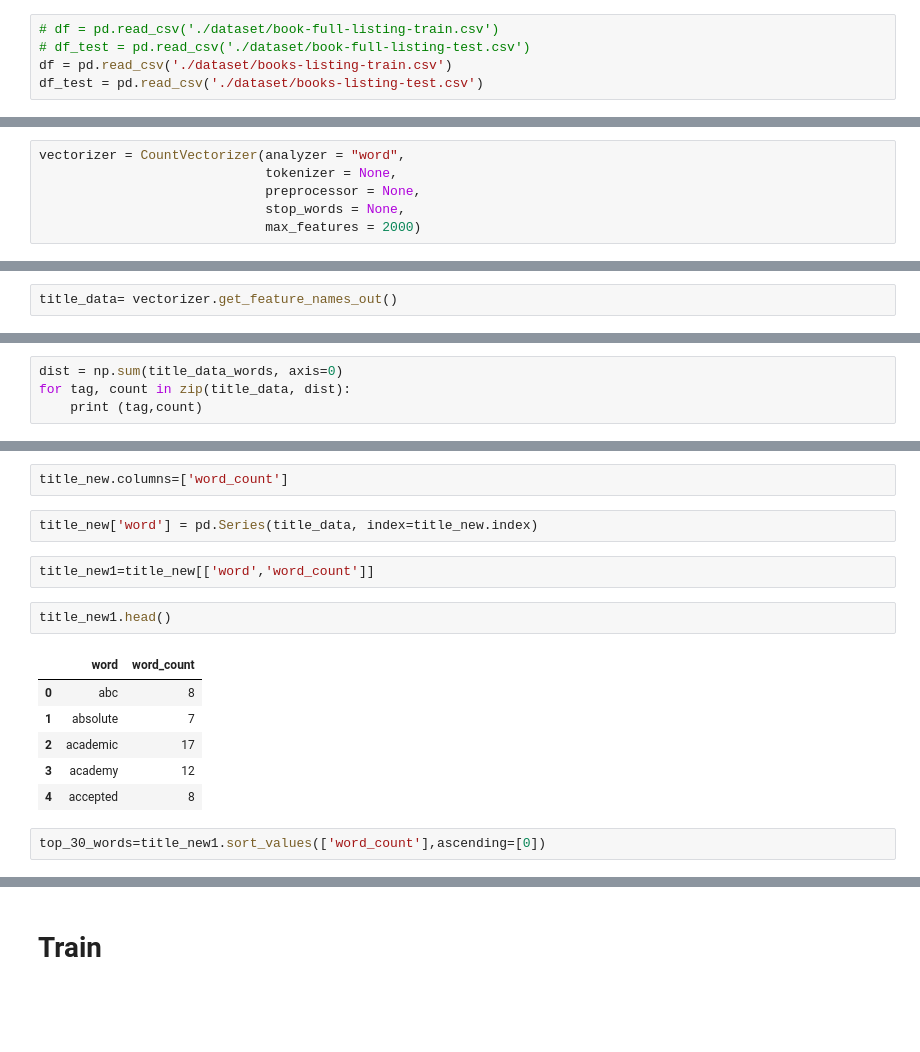
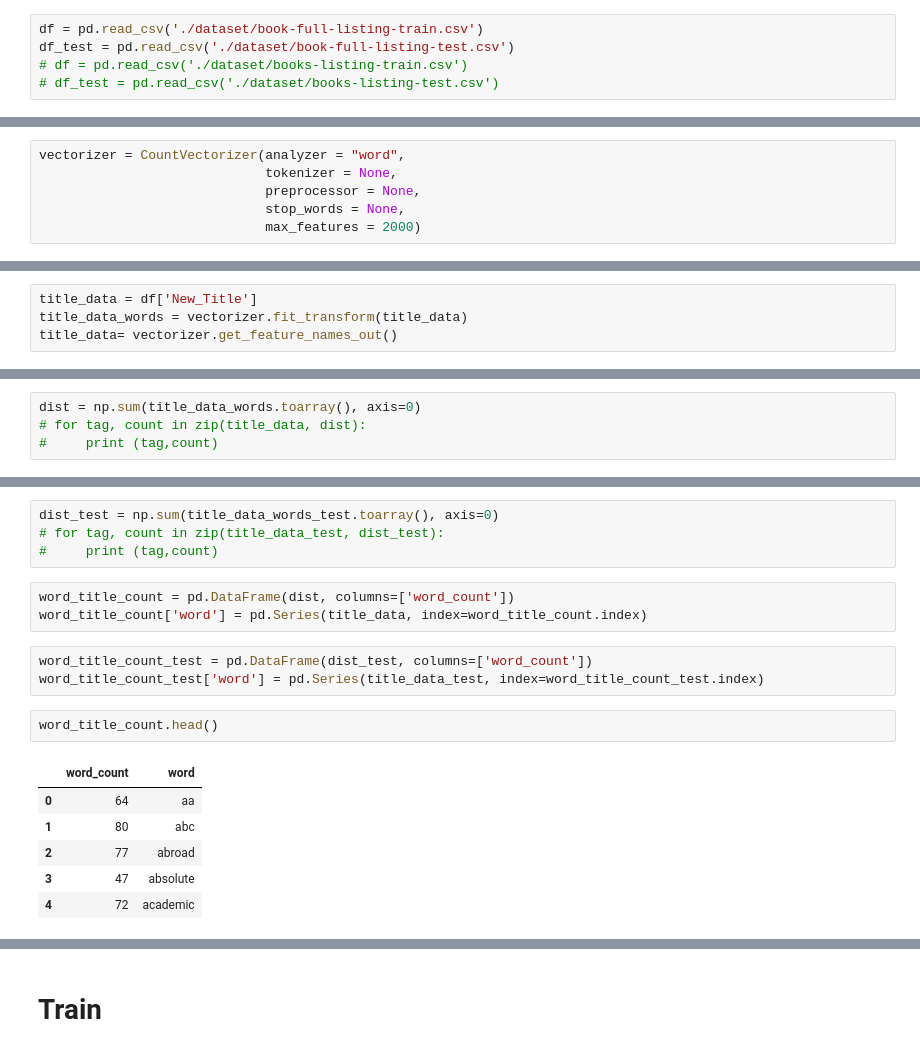
Before and after one commit to ldcth/ml-end_term, a Jupyter notebook: main.ipynb, the cells around one changed output, grey strips where cells are left out. Drawn from its saved outputs; the diff is of its cells as text; blank space fills up the shorter version.

```diff
--- a/main.ipynb
+++ b/main.ipynb
@@ -26,10 +26,10 @@ from helper.helper import confusionMatrixHeatmap
 [nltk_data] Downloading package wordnet to /home/tony/nltk_data...
 [nltk_data]   Package wordnet is already up-to-date!
 # %%
-# df = pd.read_csv('./dataset/book-full-listing-train.csv')
-# df_test = pd.read_csv('./dataset/book-full-listing-test.csv')
-df = pd.read_csv('./dataset/books-listing-train.csv')
-df_test = pd.read_csv('./dataset/books-listing-test.csv')
+df = pd.read_csv('./dataset/book-full-listing-train.csv')
+df_test = pd.read_csv('./dataset/book-full-listing-test.csv')
+# df = pd.read_csv('./dataset/books-listing-train.csv')
+# df_test = pd.read_csv('./dataset/books-listing-test.csv')
 # %%
 df.shape[0]
 # %% [output]
@@ -160,2 +159,4 @@ title_data_words = title_data_words.toarray()
 # %%
+title_data = df['New_Title']
+title_data_words = vectorizer.fit_transform(title_data)
 title_data= vectorizer.get_feature_names_out()
@@ -171,4 +179,4 @@ print (title_data_words.shape)
 # %%
-dist = np.sum(title_data_words, axis=0)
-for tag, count in zip(title_data, dist):
-    print (tag,count)
+dist = np.sum(title_data_words.toarray(), axis=0)
+# for tag, count in zip(title_data, dist):
+#     print (tag,count)
@@ -195,17 +183,19 @@ title_new = pd.DataFrame(dist)
-# %%
-title_new.columns=['word_count']
+# %%
+dist_test = np.sum(title_data_words_test.toarray(), axis=0)
+# for tag, count in zip(title_data_test, dist_test):
+#     print (tag,count)
 # %%
-title_new['word'] = pd.Series(title_data, index=title_new.index)
+word_title_count = pd.DataFrame(dist, columns=['word_count'])
+word_title_count['word'] = pd.Series(title_data, index=word_title_count.index)
-# %%
-title_new1=title_new[['word','word_count']]
+# %%
+word_title_count_test = pd.DataFrame(dist_test, columns=['word_count'])
+word_title_count_test['word'] = pd.Series(title_data_test, index=word_title_count_test.index)
 # %%
-title_new1.head()
+word_title_count.head()
 # %% [output]
-|  | word | word_count |
-| 0 | abc | 8 |
-| 1 | absolute | 7 |
-| 2 | academic | 17 |
-| 3 | academy | 12 |
-| 4 | accepted | 8 |
+|  | word_count | word |
+| 0 | 64 | aa |
+| 1 | 80 | abc |
+| 2 | 77 | abroad |
+| 3 | 47 | absolute |
+| 4 | 72 | academic |
-# %%
-top_30_words=title_new1.sort_values(['word_count'],ascending=[0])
```
Also changed, not shown: parts of 31 cells of this notebook, 1 other file.
